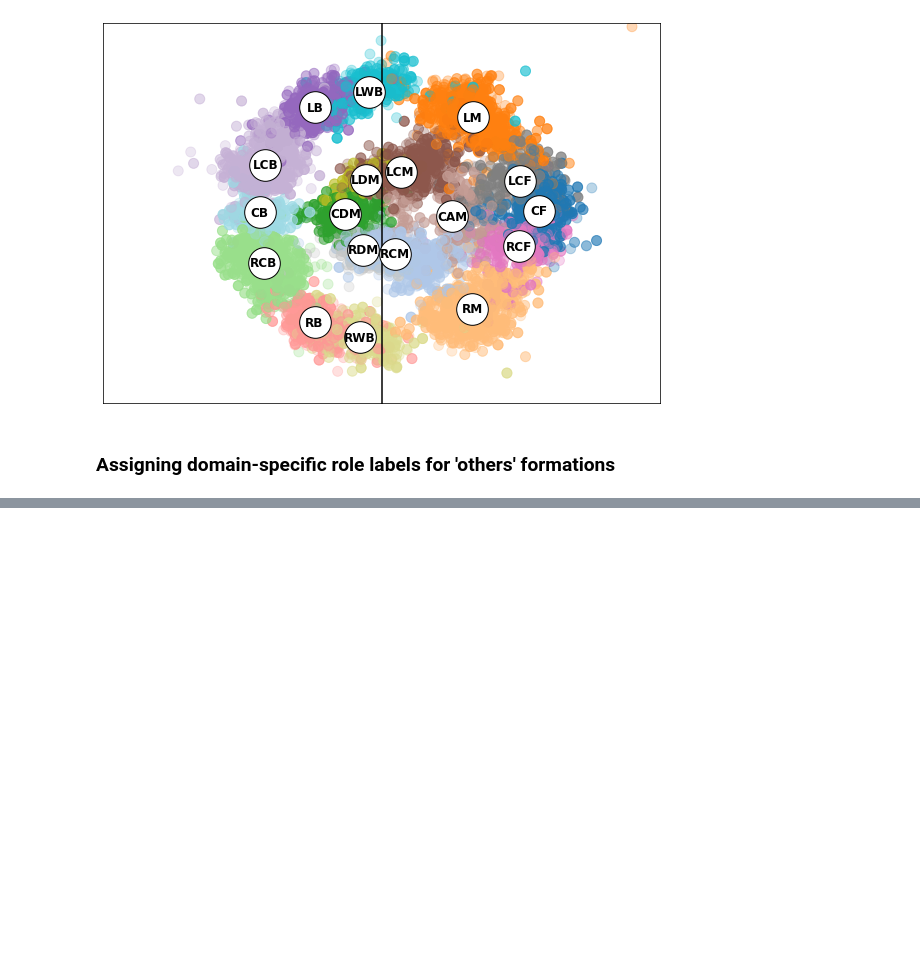
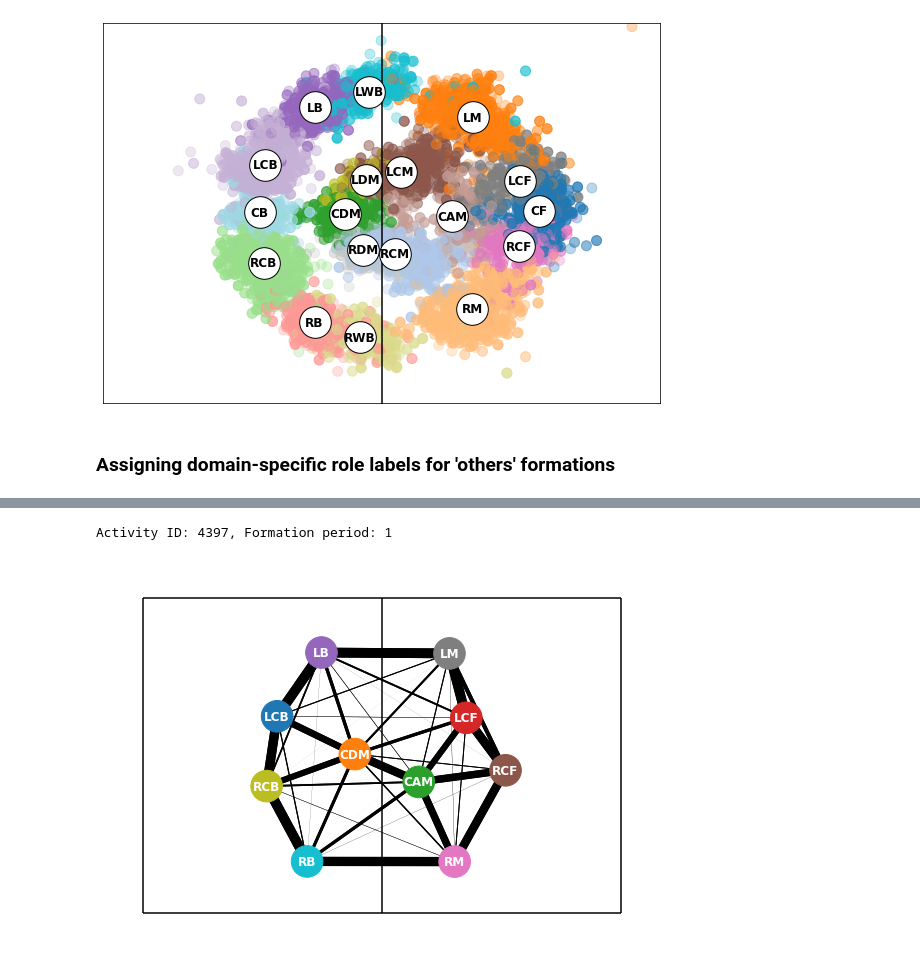
Before and after one commit to pientist/soccercpd, a Jupyter notebook: src/2_role_labeling.ipynb, the cells around one changed output, grey strips where cells are left out. Cells and saved outputs as stored; diff of their text form; code cells hidden in the pictures; blank space fills up the shorter version.

Commit message:
[feat][2_role_labeling] Assign domain-specific role labels for outlier formations

```diff
--- a/src/2_role_labeling.ipynb
+++ b/src/2_role_labeling.ipynb
@@ -190,0 +210,12 @@ FormManager.visualize_single_graph(mean_role_coords, mean_edge_mat)
+# %%
+other_form_periods = form_periods[form_periods[LABEL_FORMATION] == 'others']
+other_role_records = pd.merge(role_records, other_form_periods[[LABEL_ACTIVITY_ID, LABEL_FORM_PERIOD]])
+
+cost_df = role_distns.apply(
+    lambda n: pd.Series(-np.log(n.pdf(other_role_records[[LABEL_X, LABEL_Y]])))
+).transpose()
+other_role_records = pd.concat([other_role_records, cost_df], axis=1)
+other_role_records.index = role_records[role_records[LABEL_FORMATION] == 'others'].index
+other_role_records.groupby([LABEL_ACTIVITY_ID, LABEL_ROLE_PERIOD]).apply(hungarian)
+
+role_records[role_records[LABEL_FORMATION] == 'others']
@@ -190,0 +236,24 @@ FormManager.visualize_single_graph(mean_role_coords, mean_edge_mat)
+# %%
+# Visualize a formation period whose formation is classified as 'others'
+
+i = 6  # Choose from 0 to 59
+form_row = other_form_periods.iloc[i]
+
+form_idx = form_row.name
+activity_id = form_row[LABEL_ACTIVITY_ID]
+form_period = form_row[LABEL_FORM_PERIOD]
+print(f'Activity ID: {activity_id}, Formation period: {form_period}')
+
+mean_coords = form_periods.at[form_idx, LABEL_COORDS]
+mean_edge_mat = form_periods.at[form_idx, LABEL_EDGE_MAT]
+
+unit_role_records = role_records[
+    (role_records[LABEL_ACTIVITY_ID] == activity_id) &
+    (role_records[LABEL_FORM_PERIOD] == form_period)
+]
+labels = dict(zip(unit_role_records[LABEL_BASE_ROLE], unit_role_records[LABEL_ALIGNED_ROLE]))
+
+FormManager.visualize_single_graph(mean_coords, mean_edge_mat, labels)
+# %% [output]
+Activity ID: 4397, Formation period: 1
+[figure, added]
```
Also changed, not shown: parts of 11 cells of this notebook, 2 other files.
